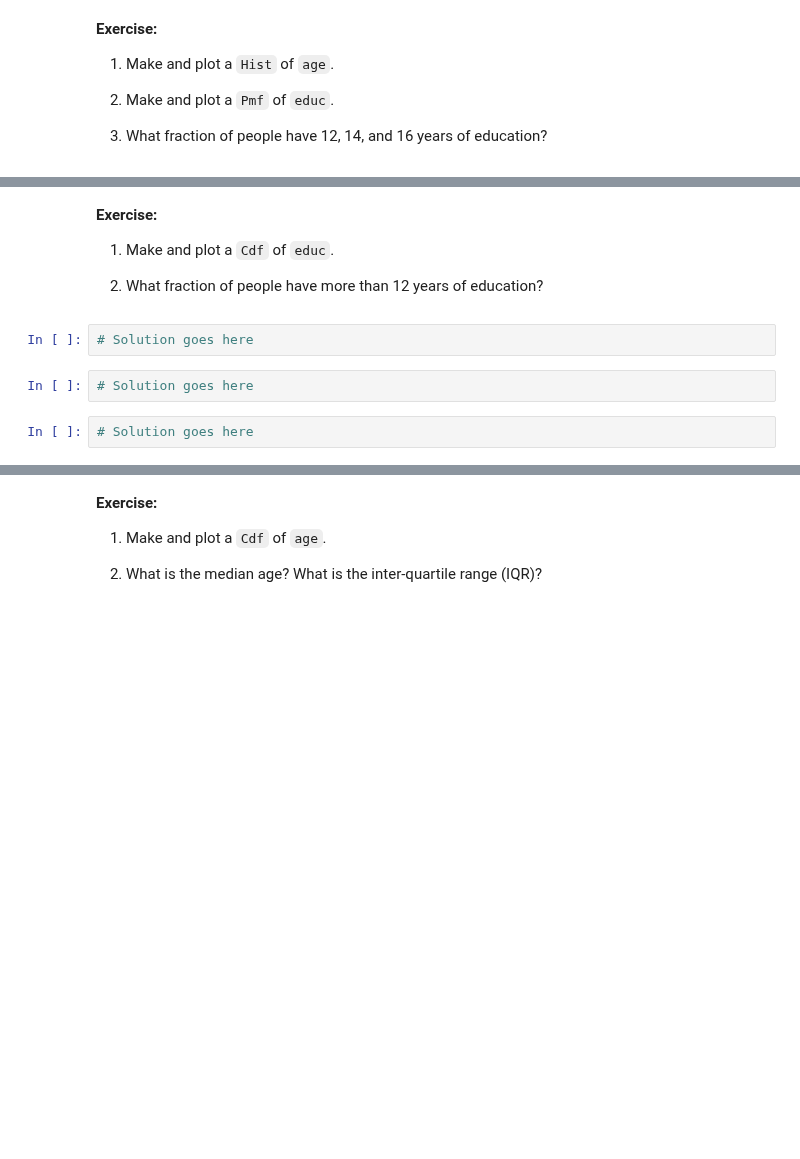
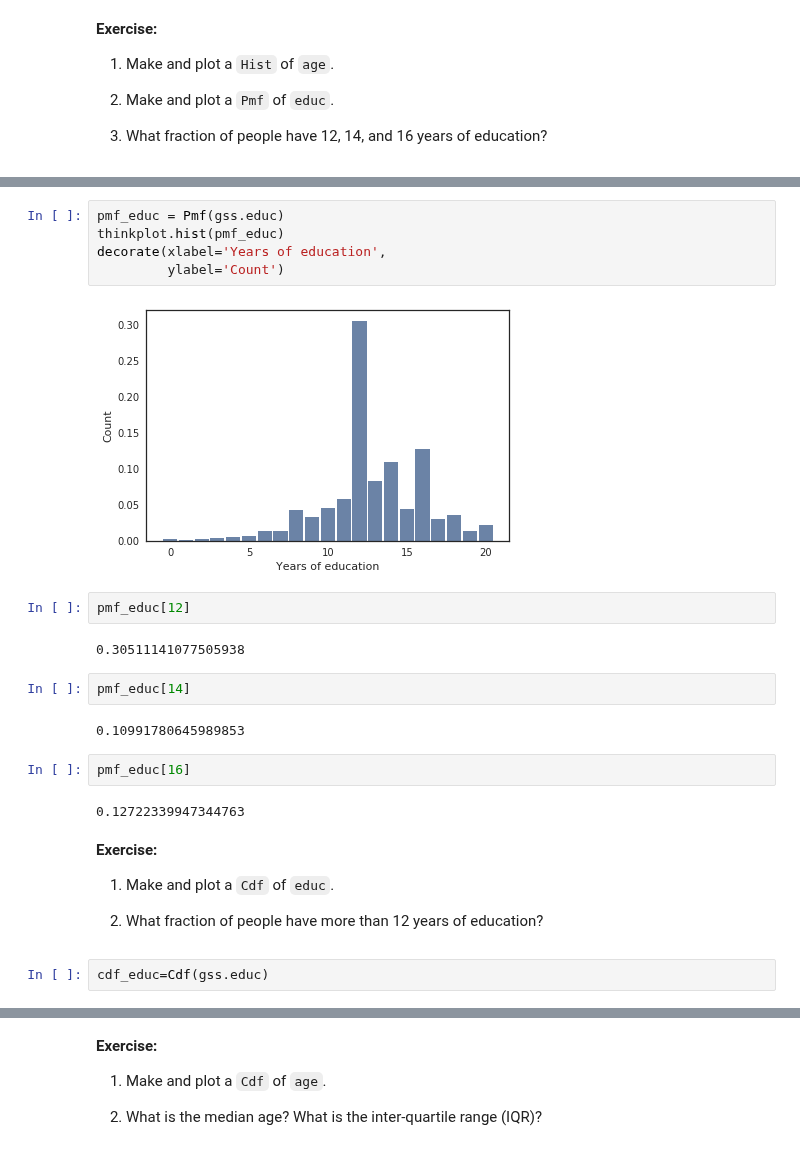
Before and after one commit to AllenDowney/ThinkStats2, a Jupyter notebook: homeworks/homework01.ipynb, the cells around one changed output, grey strips where cells are left out. Drawn from its saved outputs; the diff is of its cells as text; blank space fills up the shorter version.

```diff
--- a/homeworks/homework01.ipynb
+++ b/homeworks/homework01.ipynb
@@ -139,12 +298,27 @@ decorate(xlabel='Real income (1986 USD)',
+# %%
+pmf_educ = Pmf(gss.educ)
+thinkplot.hist(pmf_educ)
+decorate(xlabel='Years of education',
+         ylabel='Count')
+# %% [output]
+[figure, added]
+# %%
+pmf_educ[12]
+# %% [output]
+0.30511141077505938
+# %%
+pmf_educ[14]
+# %% [output]
+0.10991780645989853
+# %%
+pmf_educ[16]
+# %% [output]
+0.12722339947344763
 # %% [markdown]
 **Exercise:**
 
 1. Make and plot a `Cdf` of `educ`.
 
 2. What fraction of people have more than 12 years of education?
-# %%
-# Solution goes here
-# %%
-# Solution goes here
-# %%
-# Solution goes here
+# %%
+cdf_educ=Cdf(gss.educ)
```
Also changed, not shown: parts of 51 cells of this notebook.
